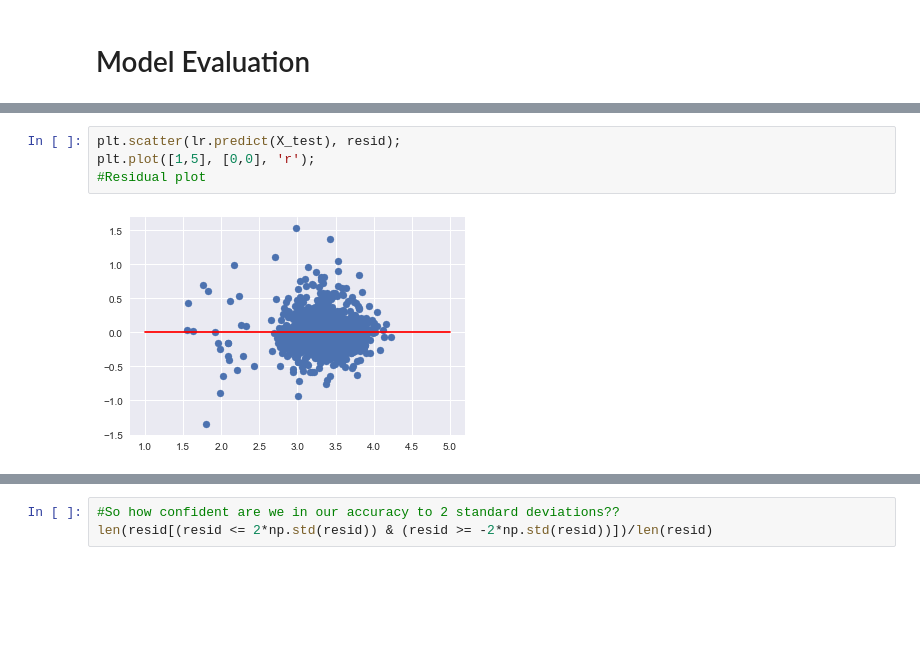
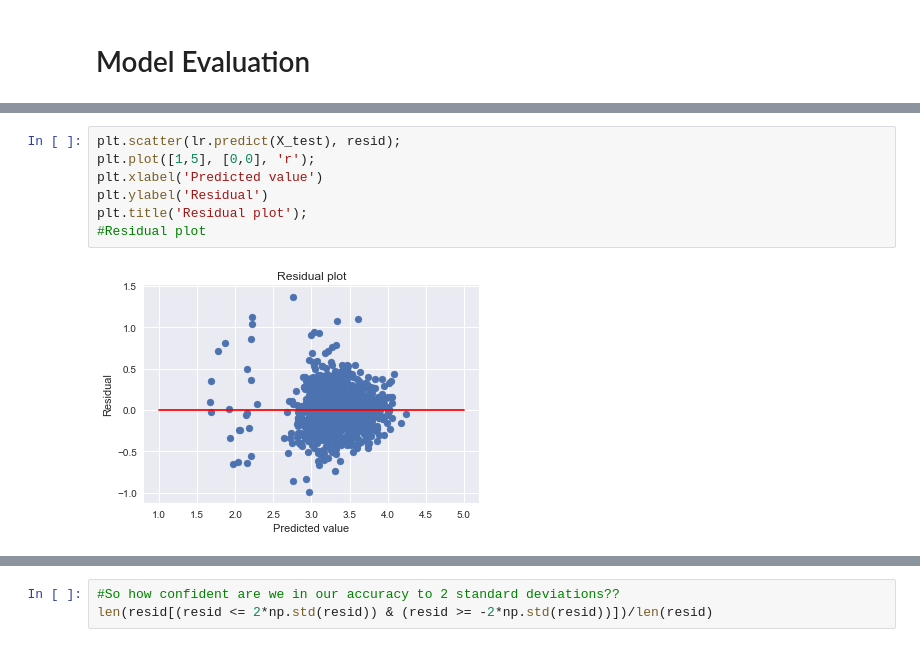
Before and after one commit to avikejriwal/ratebeer_prediction, a Jupyter notebook: analyze.ipynb, the cells around one changed output, grey strips where cells are left out. Drawn from its saved outputs; the diff is of its cells as text; blank space fills up the shorter version.

```diff
--- a/analyze.ipynb
+++ b/analyze.ipynb
@@ -274,6 +296,9 @@ plt.title('Residual histogram, stdev = ' + str("{0:.2f}".format(np.std(resid))))
 # %%
 plt.scatter(lr.predict(X_test), resid);
 plt.plot([1,5], [0,0], 'r');
+plt.xlabel('Predicted value')
+plt.ylabel('Residual')
+plt.title('Residual plot');
 #Residual plot
 # %% [output]
-[figure, old version]
+[figure, new version]
```
Also changed, not shown: parts of 8 cells of this notebook, 1 other file.
